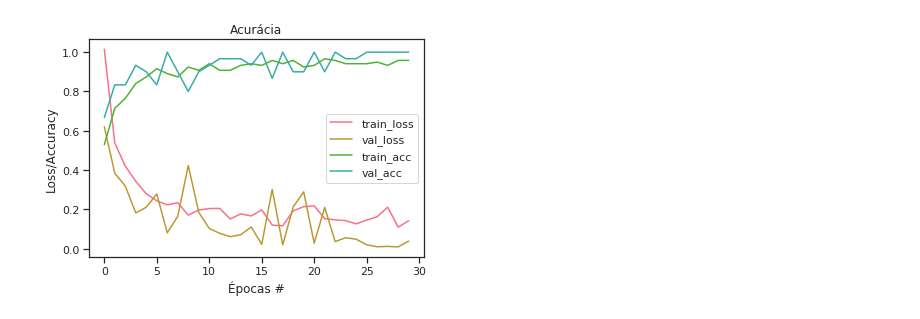
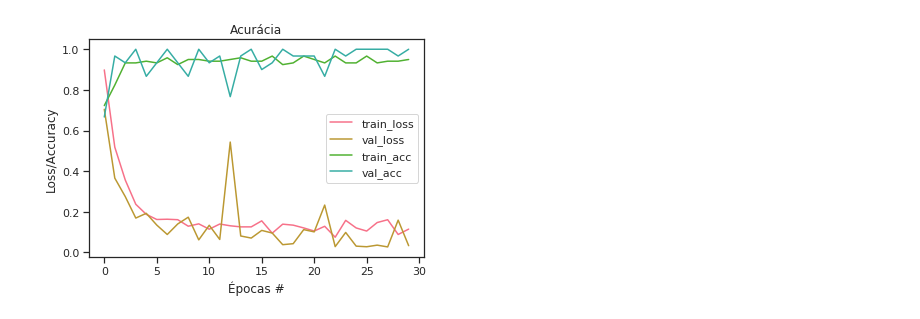
Before and after one commit to thaiscardosoms/rede-neural-trabalho, a Jupyter notebook: Iris_Classification_Problem.ipynb, the cells around one changed output. Drawn from its saved outputs; the diff is of its cells as text; code cells hidden in the pictures.

```diff
--- a/Iris_Classification_Problem.ipynb
+++ b/Iris_Classification_Problem.ipynb
@@ -41,10 +41,10 @@ model = Sequential()
 
 
 #camada de ativação
-model.add(Dense(10, input_dim=4,activation='relu'))
+model.add(Dense(10, input_dim=4,activation='tanh'))
 
 #camada oculta
-model.add(Dense(8, activation='tanh'))
+model.add(Dense(8, activation='relu'))
 
 #camada de saida
 model.add(Dense(3, activation='softmax'))
@@ -60,8 +60,7 @@ model.summary()
 model.compile(loss='categorical_crossentropy', optimizer=RMSprop(0.01), metrics=['accuracy'])
 
 #train
-batch_size = 1 #5 entradas
-num_classes = 4 #quantidade de classes (De 0 a 4)
+batch_size = 4 #4 entradas
 epochs = 30
 
 H = model.fit(x_train, y_train,
@@ -110,2 +109,2 @@ Test loss: 0.03839590772986412
 Test accuracy: 1.0
-[figure, old version]
+[figure, new version]
```
Also changed, not shown: parts of 1 cell of this notebook.
